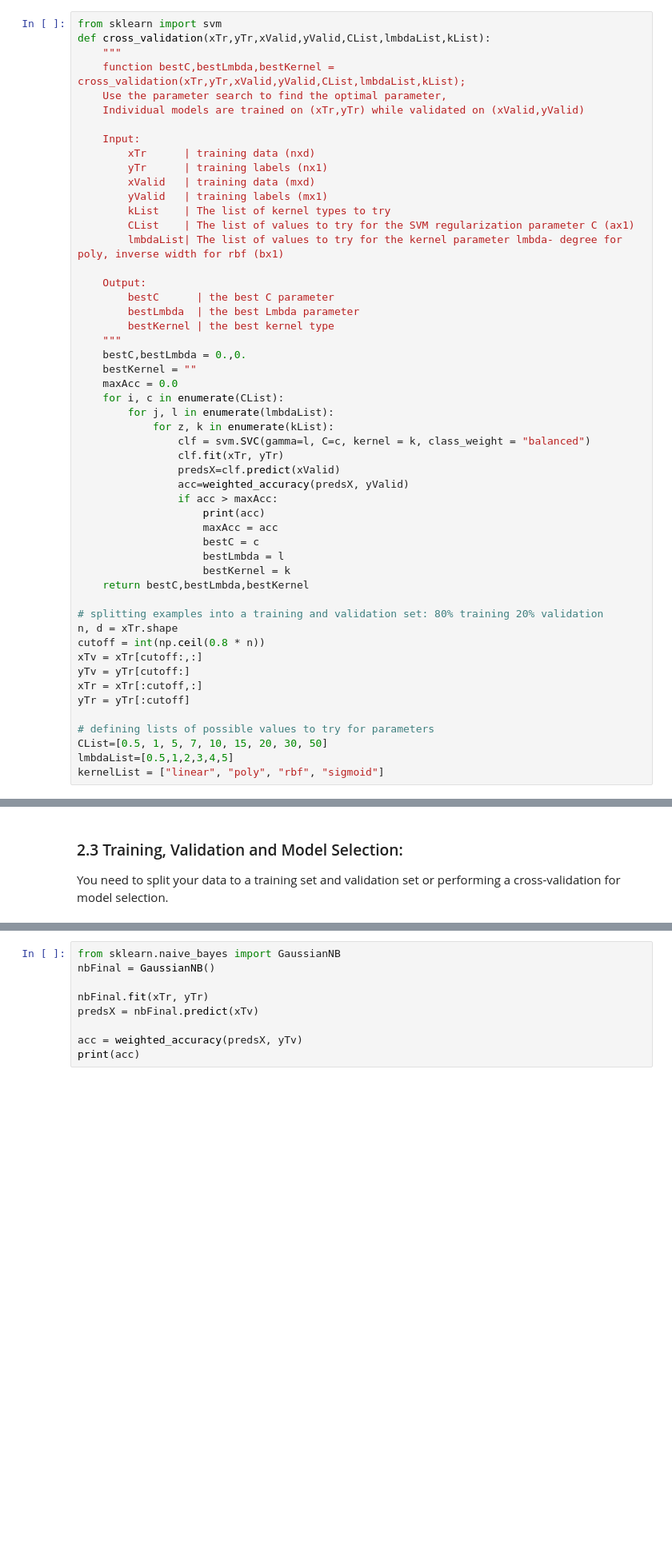
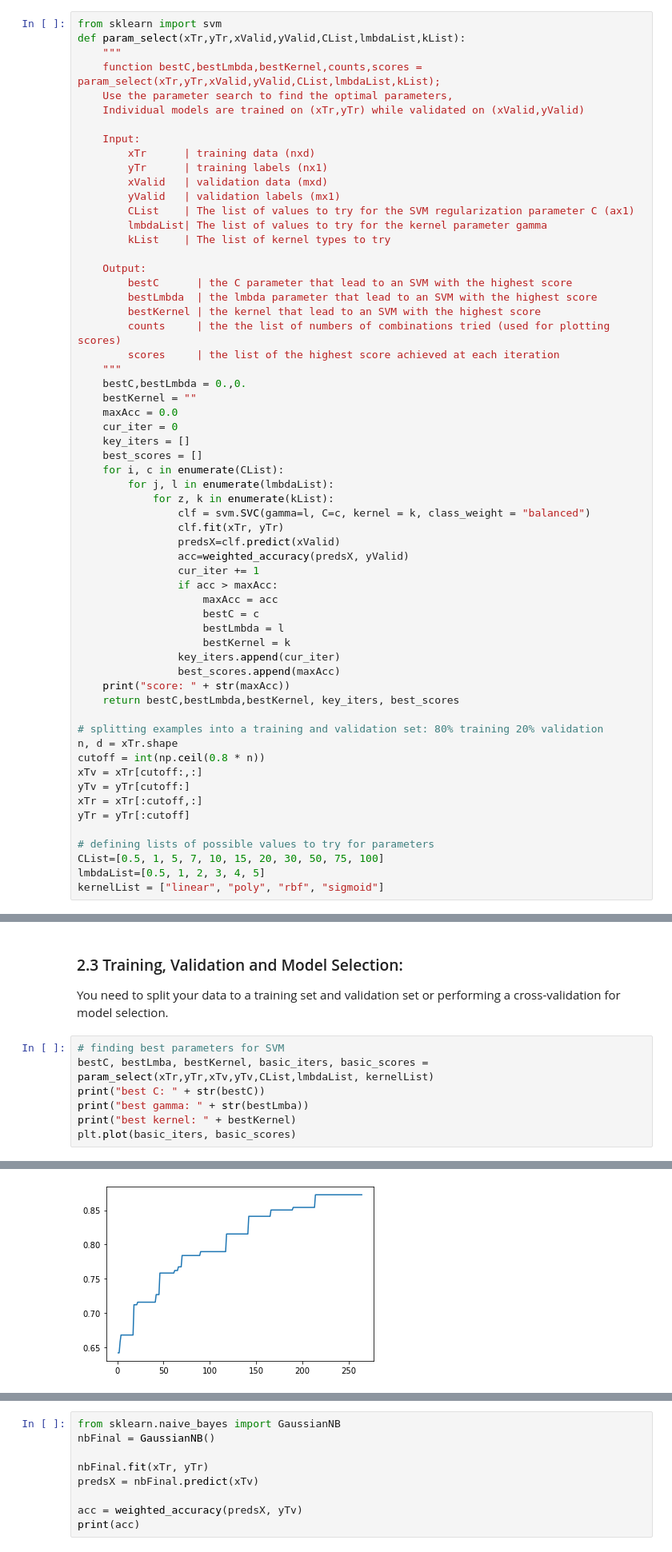
Before and after one commit to killo21/2020-election-predictions, a Jupyter notebook: CS 4780 Final Project Student Template.ipynb, the cells around one changed output, grey strips where cells are left out. Shown: that part at 80% size. Cells and saved outputs as stored; diff of their text form; blank space fills up the shorter version.

```diff
--- a/CS 4780 Final Project Student Template.ipynb
+++ b/CS 4780 Final Project Student Template.ipynb
@@ -102,29 +103,34 @@ xTs = (xTs - m) / s
 You need to use at least two training algorithms from class. You can use your code from previous projects or any packages you imported in part 1.1.
 # %%
 from sklearn import svm
-def cross_validation(xTr,yTr,xValid,yValid,CList,lmbdaList,kList):
+def param_select(xTr,yTr,xValid,yValid,CList,lmbdaList,kList):
     """
-    function bestC,bestLmbda,bestKernel = cross_validation(xTr,yTr,xValid,yValid,CList,lmbdaList,kList);
-    Use the parameter search to find the optimal parameter,
+    function bestC,bestLmbda,bestKernel,counts,scores = param_select(xTr,yTr,xValid,yValid,CList,lmbdaList,kList);
+    Use the parameter search to find the optimal parameters,
     Individual models are trained on (xTr,yTr) while validated on (xValid,yValid)
 
     Input:
         xTr      | training data (nxd)
         yTr      | training labels (nx1)
-        xValid   | training data (mxd)
-        yValid   | training labels (mx1)
+        xValid   | validation data (mxd)
+        yValid   | validation labels (mx1)
+        CList    | The list of values to try for the SVM regularization parameter C (ax1)
+        lmbdaList| The list of values to try for the kernel parameter gamma
         kList    | The list of kernel types to try
-        CList    | The list of values to try for the SVM regularization parameter C (ax1)
-        lmbdaList| The list of values to try for the kernel parameter lmbda- degree for poly, inverse width for rbf (bx1)
 
     Output:
-        bestC      | the best C parameter
-        bestLmbda  | the best Lmbda parameter
-        bestKernel | the best kernel type
+        bestC      | the C parameter that lead to an SVM with the highest score
+        bestLmbda  | the lmbda parameter that lead to an SVM with the highest score
+        bestKernel | the kernel that lead to an SVM with the highest score
+        counts     | the the list of numbers of combinations tried (used for plotting scores)
+        scores     | the list of the highest score achieved at each iteration
     """
     bestC,bestLmbda = 0.,0.
     bestKernel = ""
     maxAcc = 0.0
+    cur_iter = 0
+    key_iters = []
+    best_scores = []
     for i, c in enumerate(CList):
         for j, l in enumerate(lmbdaList):
             for z, k in enumerate(kList):
@@ -132,13 +138,16 @@ def cross_validation(xTr,yTr,xValid,yValid,CList,lmbdaList,kList):
                 clf.fit(xTr, yTr)
                 predsX=clf.predict(xValid)
                 acc=weighted_accuracy(predsX, yValid)
+                cur_iter += 1
                 if acc > maxAcc:
-                    print(acc)
                     maxAcc = acc
                     bestC = c
                     bestLmbda = l
                     bestKernel = k
-    return bestC,bestLmbda,bestKernel
+                key_iters.append(cur_iter)
+                best_scores.append(maxAcc)
+    print("score: " + str(maxAcc))
+    return bestC,bestLmbda,bestKernel, key_iters, best_scores
 
 # splitting examples into a training and validation set: 80% training 20% validation
 n, d = xTr.shape
@@ -149,11 +158,19 @@ xTr = xTr[:cutoff,:]
 yTr = yTr[:cutoff]
 
 # defining lists of possible values to try for parameters
-CList=[0.5, 1, 5, 7, 10, 15, 20, 30, 50]
-lmbdaList=[0.5,1,2,3,4,5]
+CList=[0.5, 1, 5, 7, 10, 15, 20, 30, 50, 75, 100]
+lmbdaList=[0.5, 1, 2, 3, 4, 5]
 kernelList = ["linear", "poly", "rbf", "sigmoid"]
 # %%
 # TODO: Crossvalidation function for model 2
 # %% [markdown]
 <h3>2.3 Training, Validation and Model Selection:</h3><p>
 You need to split your data to a training set and validation set or performing a cross-validation for model selection.
+# %%
+# finding best parameters for SVM
+bestC, bestLmba, bestKernel, basic_iters, basic_scores = param_select(xTr,yTr,xTv,yTv,CList,lmbdaList, kernelList)
+print("best C: " + str(bestC))
+print("best gamma: " + str(bestLmba))
+print("best kernel: " + bestKernel)
+plt.plot(basic_iters, basic_scores)
+# %% [output]
@@ -160 +182,2 @@ You need to split your data to a training set and validation set or performing a
+[figure, added]
 # %%
```
Also changed, not shown: parts of 33 cells of this notebook, 1 other file.
